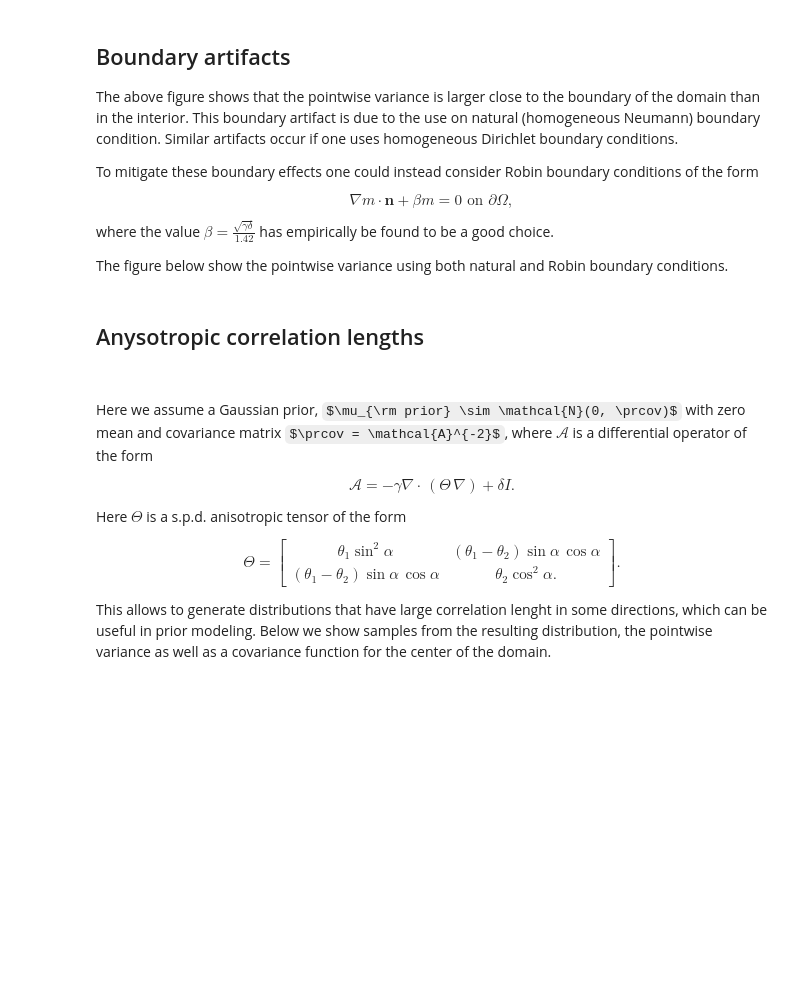
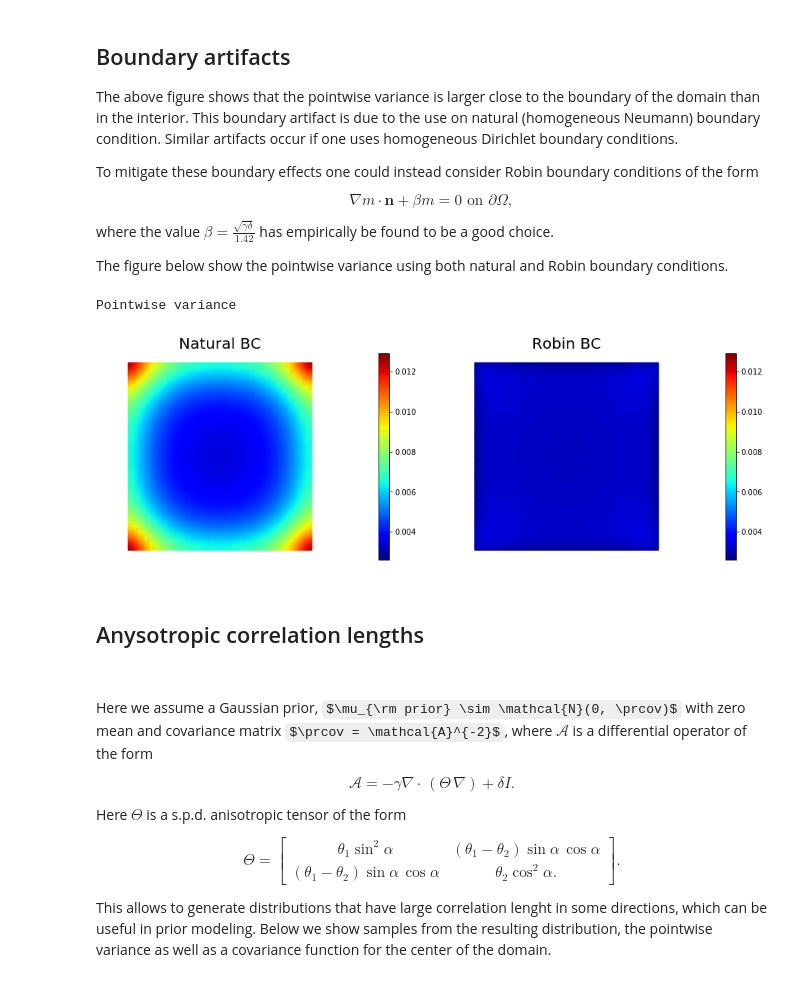
Before and after one commit to uvilla/cmis_labs, a Jupyter notebook: 07_GaussianPriors/GaussianPriors.ipynb, the cells around one changed output. Drawn from its saved outputs; the diff is of its cells as text; code cells hidden in the pictures; some formulas as TeX source; blank space fills up the shorter version.

Commit message:
Update Prior

```diff
--- a/07_GaussianPriors/GaussianPriors.ipynb
+++ b/07_GaussianPriors/GaussianPriors.ipynb
@@ -218,22 +216,25 @@ The figure below show the pointwise variance using both natural and Robin bounda
 # %%
 gamma = 1.
 delta = 25.
 
 mesh = dl.UnitSquareMesh(32,32)
 Vh = dl.FunctionSpace(mesh, "CG", 1)
 
-prior_natural = BiLaplacianPrior(Vh, gamma, delta,  robin_bc=False)
-prior_robin = BiLaplacianPrior(Vh, gamma, delta,  robin_bc=True)
+prior_natural = hp.BiLaplacianPrior(Vh, gamma, delta,  robin_bc=False)
+prior_robin = hp.BiLaplacianPrior(Vh, gamma, delta,  robin_bc=True)
 
 
 ## pointwise variance
-pointwise_variance_natural = vector2Function(prior_natural.pointwise_variance(method="Exact"), Vh)
-pointwise_variance_robin = vector2Function(prior_robin.pointwise_variance(method="Exact"), Vh)
+pointwise_variance_natural = hp.vector2Function(prior_natural.pointwise_variance(method="Exact"), Vh)
+pointwise_variance_robin = hp.vector2Function(prior_robin.pointwise_variance(method="Exact"), Vh)
 
 print("Pointwise variance")
 nb.multi1_plot([pointwise_variance_natural, pointwise_variance_robin], ["Natural BC", "Robin BC"],
                same_colorbar = True, cmap='jet')
 plt.show()
+# %% [output]
+Pointwise variance
+[figure, added]
 # %% [markdown]
 ## Anysotropic correlation lengths
 $\newcommand{\prcov}{\mathcal{C}_{\rm prior}}$
```
Also changed, not shown: parts of 4 cells of this notebook.
